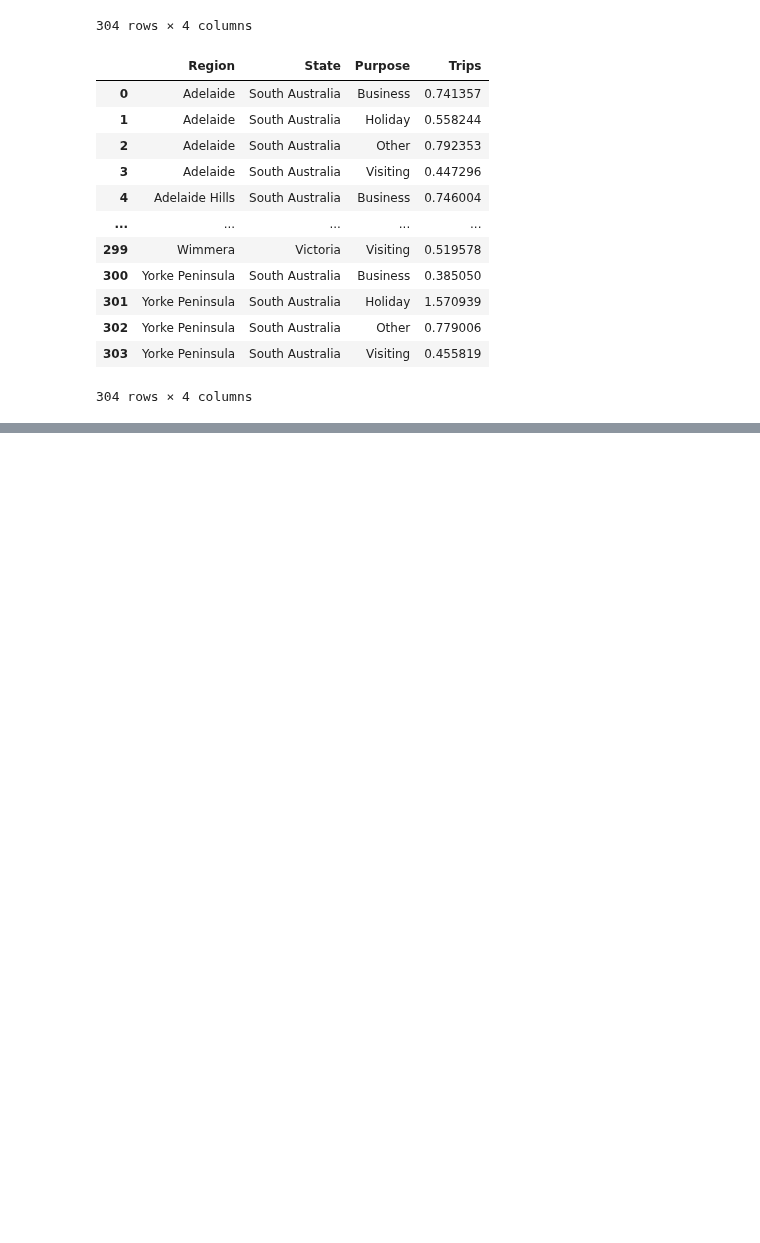
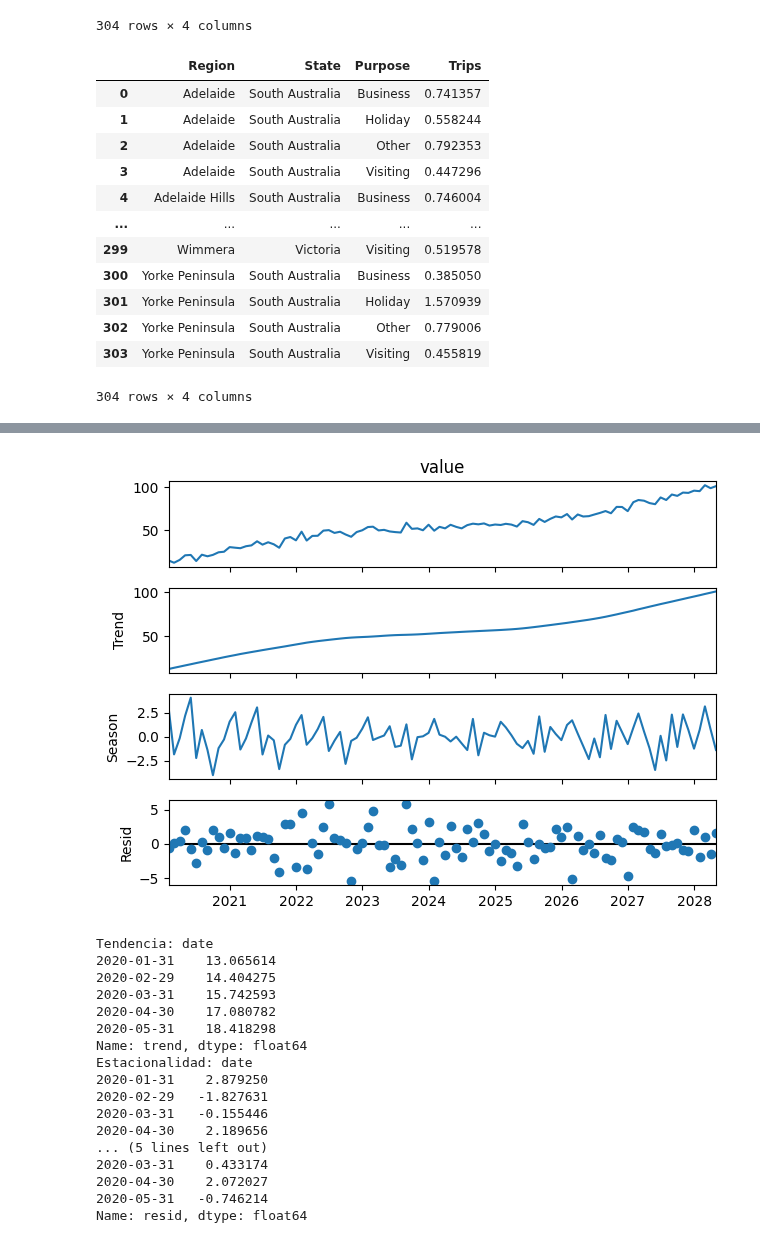
Before and after one commit to DavidGuzzi/TSA, a Jupyter notebook: Forecasting Principles and Practice 3rd/2/4.ipynb, the cells around one changed output, grey strips where cells are left out. Drawn from its saved outputs; the diff is of its cells as text; code cells hidden in the pictures; blank space fills up the shorter version.

```diff
--- a/Forecasting Principles and Practice 3rd/2/4.ipynb
+++ b/Forecasting Principles and Practice 3rd/2/4.ipynb
@@ -224,0 +277,54 @@ df.groupby(['Region', 'State', 'Purpose'])['Trips'].apply(lambda x: sum_squares_
+# %%
+import numpy as np
+import pandas as pd
+import matplotlib.pyplot as plt
+from statsmodels.tsa.seasonal import STL
+
+# Crear una serie temporal ficticia
+np.random.seed(0)
+date_range = pd.date_range(start='2020-01-01', periods=100, freq='ME')
+trend = np.linspace(10, 100, 100)  # Componente de tendencia
+seasonality = 10 * np.sin(np.linspace(0, 2 * np.pi, 100))  # Componente estacional
+noise = np.random.normal(0, 3, 100)  # Componente de ruido
+series = trend + seasonality + noise
+
+# Crear DataFrame con la serie temporal
+df2 = pd.DataFrame({'date': date_range, 'value': series})
+df2.set_index('date', inplace=True)
+
+# Aplicar STL para descomponer la serie temporal
+stl = STL(df2['value'], seasonal=13)
+result = stl.fit()
+
+# Graficar los componentes
+result.plot()
+plt.show()
+
+# Acceso a los componentes individuales (tendencia, estacionalidad y residuo)
+trend_component = result.trend
+seasonal_component = result.seasonal
+residual_component = result.resid
+
+# Mostrar los primeros valores de los componentes
+print("Tendencia:", trend_component.head())
+print("Estacionalidad:", seasonal_component.head())
+print("Residuos:", residual_component.head())
+# %% [output]
+[figure, added]
+Tendencia: date
+2020-01-31    13.065614
+2020-02-29    14.404275
+2020-03-31    15.742593
+2020-04-30    17.080782
+2020-05-31    18.418298
+Name: trend, dtype: float64
+Estacionalidad: date
+2020-01-31    2.879250
+2020-02-29   -1.827631
+2020-03-31   -0.155446
+2020-04-30    2.189656
+... (5 lines left out)
+2020-03-31    0.433174
+2020-04-30    2.072027
+2020-05-31   -0.746214
+Name: resid, dtype: float64
```
Also changed, not shown: parts of 5 cells of this notebook.
